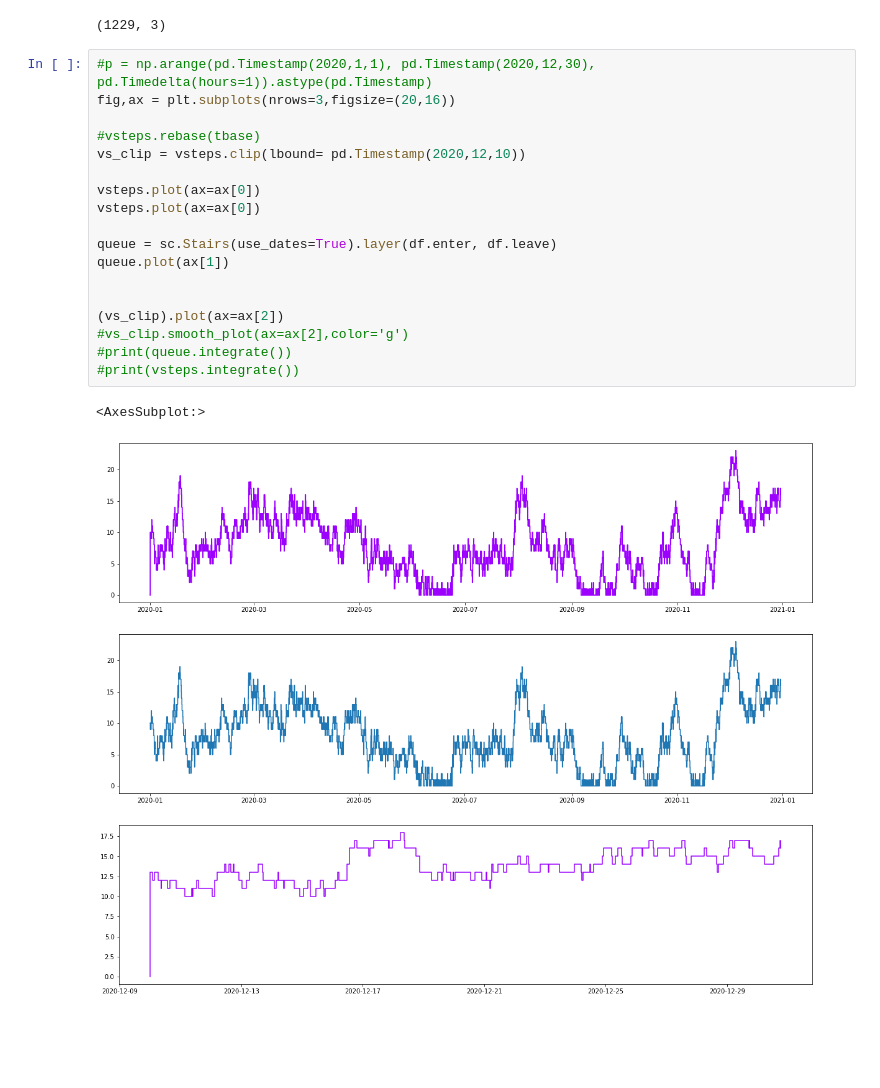
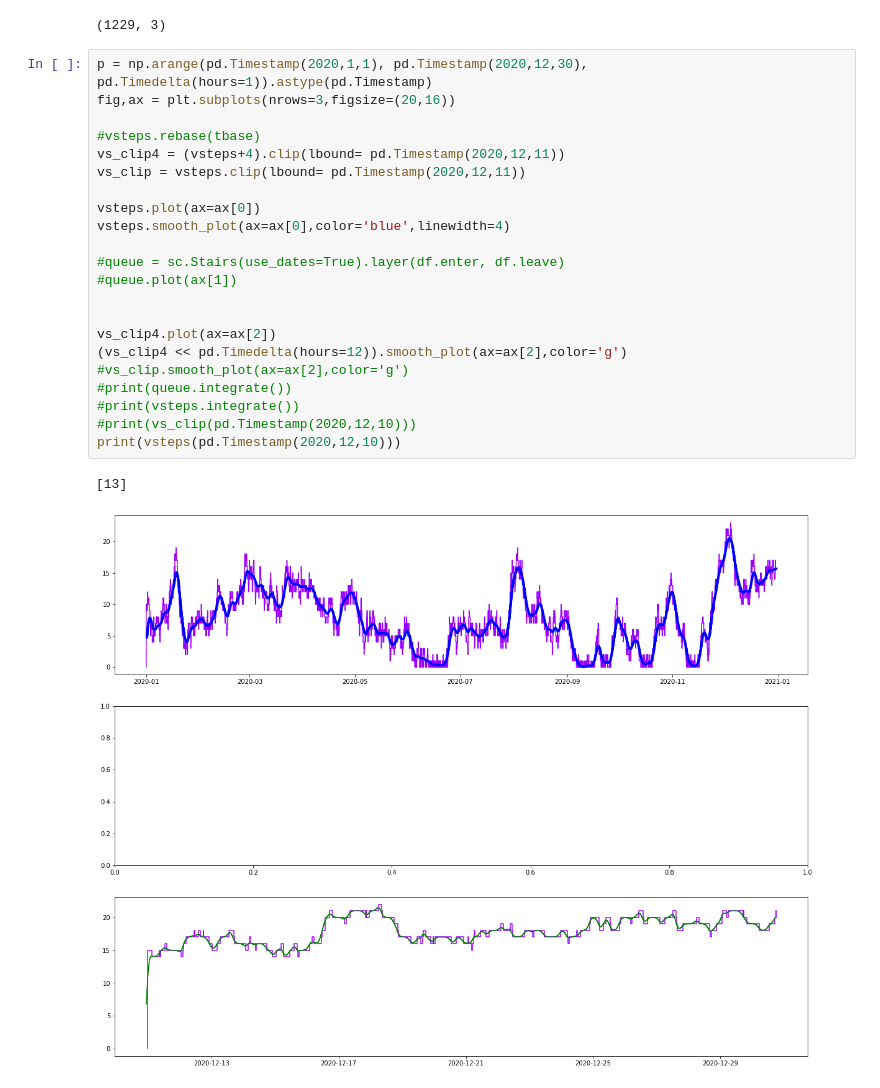
Before and after one commit to probability/topicmodelunderstanding, a Jupyter notebook: Notebooks/Examples 1.ipynb, the cells around one changed output. Saved outputs shown, nothing was run; the diff lists cells and outputs as text; blank space fills up the shorter version.

```diff
--- a/Notebooks/Examples 1.ipynb
+++ b/Notebooks/Examples 1.ipynb
@@ -11,26 +11,30 @@ df.shape
 # %% [output]
 (1229, 3)
 # %%
-#p = np.arange(pd.Timestamp(2020,1,1), pd.Timestamp(2020,12,30), pd.Timedelta(hours=1)).astype(pd.Timestamp)
+p = np.arange(pd.Timestamp(2020,1,1), pd.Timestamp(2020,12,30), pd.Timedelta(hours=1)).astype(pd.Timestamp)
 fig,ax = plt.subplots(nrows=3,figsize=(20,16))
 
 #vsteps.rebase(tbase)
-vs_clip = vsteps.clip(lbound= pd.Timestamp(2020,12,10))
+vs_clip4 = (vsteps+4).clip(lbound= pd.Timestamp(2020,12,11))
+vs_clip = vsteps.clip(lbound= pd.Timestamp(2020,12,11))
 
 vsteps.plot(ax=ax[0])
-vsteps.plot(ax=ax[0])
+vsteps.smooth_plot(ax=ax[0],color='blue',linewidth=4)
 
-queue = sc.Stairs(use_dates=True).layer(df.enter, df.leave)
-queue.plot(ax[1])
+#queue = sc.Stairs(use_dates=True).layer(df.enter, df.leave)
+#queue.plot(ax[1])
 
 
-(vs_clip).plot(ax=ax[2])
+vs_clip4.plot(ax=ax[2])
+(vs_clip4 << pd.Timedelta(hours=12)).smooth_plot(ax=ax[2],color='g')
 #vs_clip.smooth_plot(ax=ax[2],color='g')
 #print(queue.integrate())
 #print(vsteps.integrate())
+#print(vs_clip(pd.Timestamp(2020,12,10)))
+print(vsteps(pd.Timestamp(2020,12,10)))
 # %% [output]
-<AxesSubplot:>
+[13]
-[figure, old version]
+[figure, new version]
 # %%
 p = np.arange(pd.Timestamp(2020,1,1), pd.Timestamp(2020,1,7), pd.Timedelta(minutes=1)).astype(pd.Timestamp)
 
```
Also changed, not shown: parts of 6 cells of this notebook, 1 other file.
